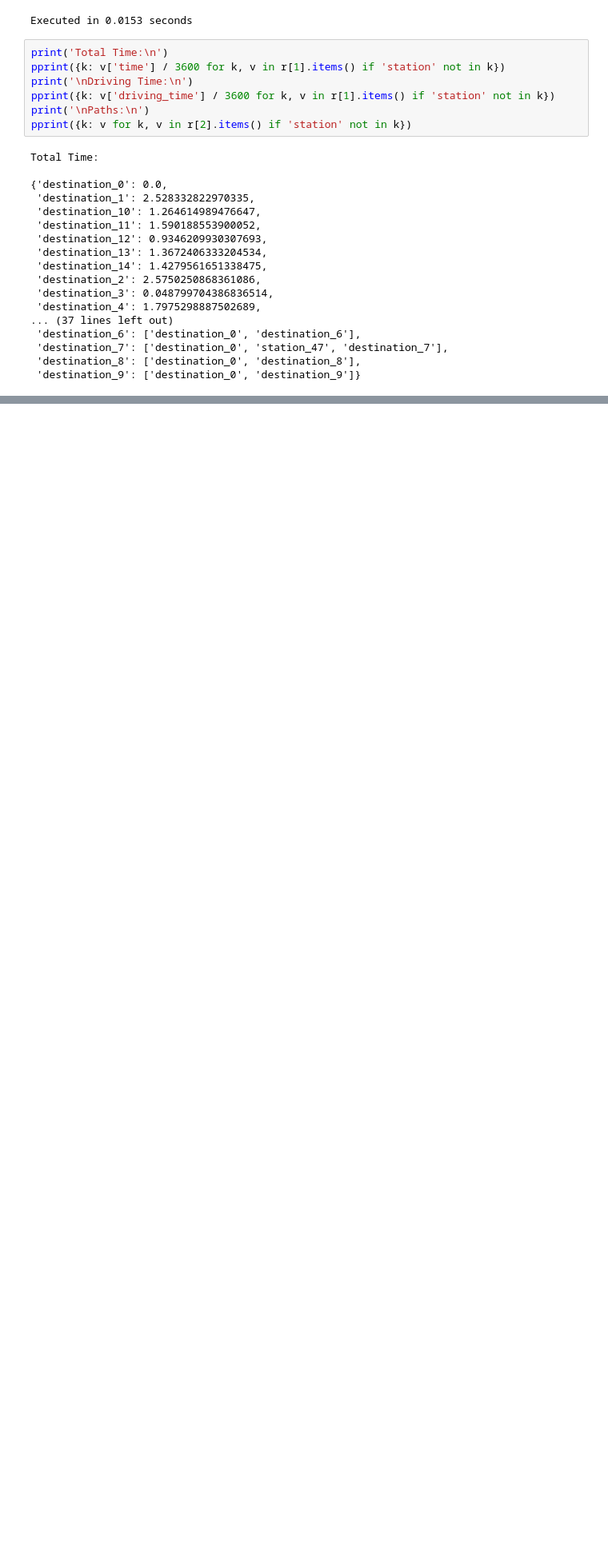
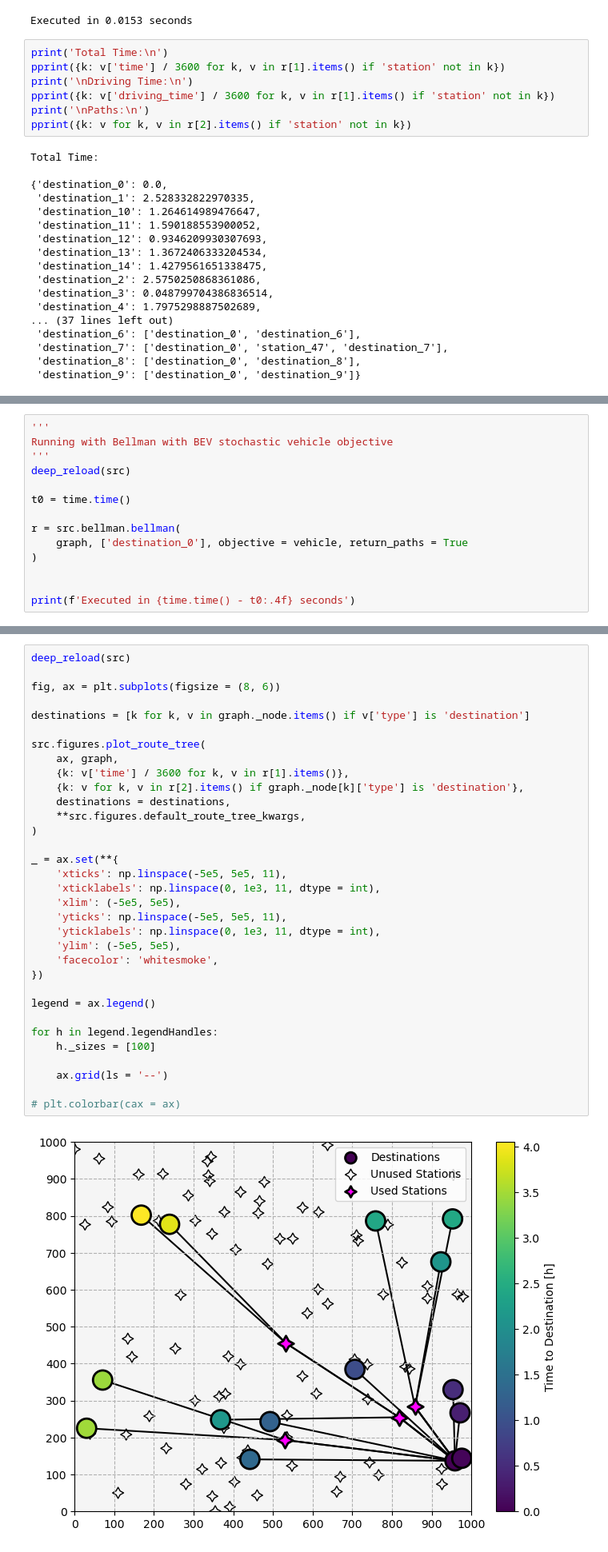
Before and after one commit to airabino/charger_network_analysis, a Jupyter notebook: Random.ipynb, the cells around one changed output, grey strips where cells are left out. Shown at 80% size. Cells and saved outputs as stored; diff of their text form; blank space fills up the shorter version.

```diff
--- a/Random.ipynb
+++ b/Random.ipynb
@@ -322,0 +366,14 @@ Total Time:
+# %%
+'''
+Running with Bellman with BEV stochastic vehicle objective
+'''
+deep_reload(src)
+
+t0 = time.time()
+
+r = src.bellman.bellman(
+    graph, ['destination_0'], objective = vehicle, return_paths = True
+)
+
+
+print(f'Executed in {time.time() - t0:.4f} seconds')
@@ -322,0 +382,35 @@ Total Time:
+# %%
+deep_reload(src)
+
+fig, ax = plt.subplots(figsize = (8, 6))
+
+destinations = [k for k, v in graph._node.items() if v['type'] is 'destination']
+
+src.figures.plot_route_tree(
+    ax, graph,
+    {k: v['time'] / 3600 for k, v in r[1].items()},
+    {k: v for k, v in r[2].items() if graph._node[k]['type'] is 'destination'},
+    destinations = destinations,
+    **src.figures.default_route_tree_kwargs,
+)
+
+_ = ax.set(**{
+    'xticks': np.linspace(-5e5, 5e5, 11),
+    'xticklabels': np.linspace(0, 1e3, 11, dtype = int),
+    'xlim': (-5e5, 5e5),
+    'yticks': np.linspace(-5e5, 5e5, 11),
+    'yticklabels': np.linspace(0, 1e3, 11, dtype = int),
+    'ylim': (-5e5, 5e5),
+    'facecolor': 'whitesmoke',
+})
+
+legend = ax.legend()
+
+for h in legend.legendHandles:
+    h._sizes = [100]
+
+    ax.grid(ls = '--')
+
+# plt.colorbar(cax = ax)
+# %% [output]
+[figure, added]
```
Also changed, not shown: parts of 6 cells of this notebook, 14 other files.
